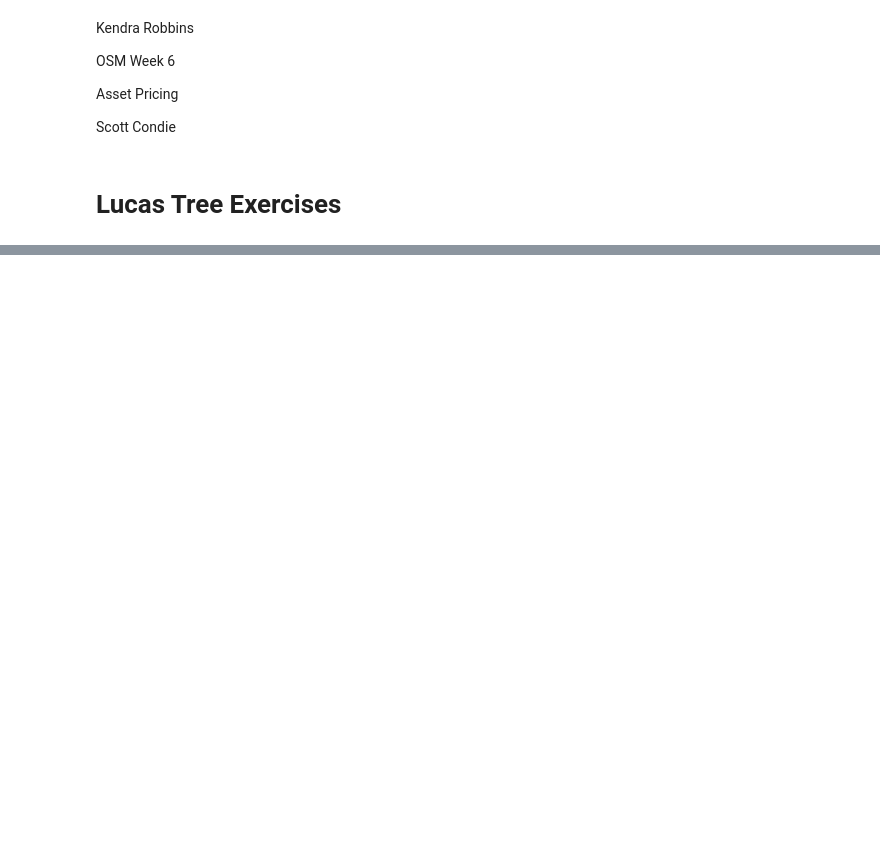
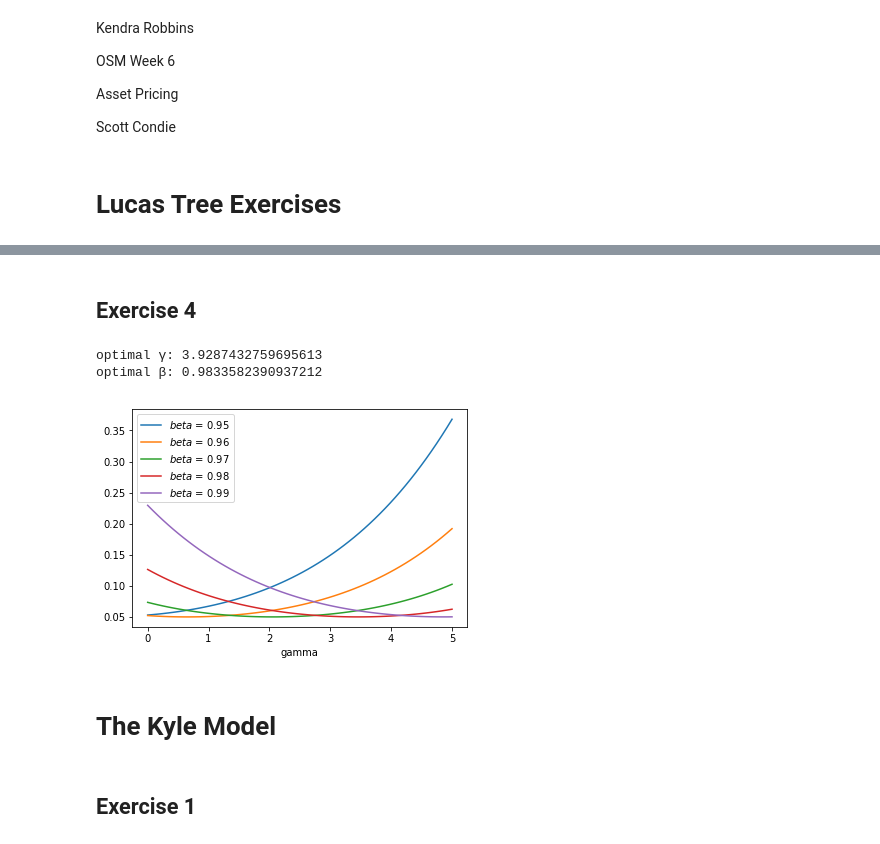
Before and after one commit to kendrarobbins/BootCamp2018, a Jupyter notebook: ProbSets/Econ/Econ PS6/Econ ProbSet 6.ipynb, the cells around one changed output, grey strips where cells are left out. Saved outputs shown, nothing was run; the diff lists cells and outputs as text; code cells hidden in the pictures; blank space fills up the shorter version.

```diff
--- a/ProbSets/Econ/Econ PS6/Econ ProbSet 6.ipynb
+++ b/ProbSets/Econ/Econ PS6/Econ ProbSet 6.ipynb
@@ -112,0 +241,6 @@ then you have (5)
+# %%
+def crit(γ):
+    '''this is the function that we will optimize to find the equilibrium value of γ'''
+
+    func = emp5(γ) - 1 #equation 5
+    return func
@@ -112,0 +281,2 @@ then you have (5)
+# %% [markdown]
+## Exercise 4
@@ -112,0 +329,41 @@ then you have (5)
+# %%
+def crit4(params, W):
+    '''this is the function that we will optimize'''
+    γ,β= params
+
+    error = err4(params)
+
+    crit = error.T@W@error
+    return crit
+# %%
+γ_guess = 4
+β_guess = .95
+W = np.eye(2)
+guess4 = np.array([γ_guess,β_guess])
+args4=W
+
+result4 = opt.minimize(crit4, guess4, args = args4,method = 'L-BFGS-B', bounds = ((1e-10, None), (1e-10, 1)))
+
+print("optimal γ:", result4.x[0],"\noptimal β:",result4.x[1])
+# %% [output]
+optimal γ: 3.9287432759695613
+optimal β: 0.9833582390937212
+# %%
+n = 60
+N = 5
+γ_grid = np.linspace(0, 5, n)
+β_grid = np.linspace(0.95, 0.99, N)
+crit4_values = np.zeros((n, N))
+for i in range(n):
+    for j in range(N):
+        crit4_values[i, j] = crit4((gamma_grid[i], beta_grid[j]), W)
+
+for j in range(N):
+    plt.plot(γ_grid, crit4_values[:, j], label=rf'$beta$ = {beta_grid[j]:.2f}')
+plt.xlabel('gamma')
+plt.legend()
+plt.show()
+# %% [output]
+[figure, added]
+# %% [markdown]
+# The Kyle Model
@@ -112,0 +383,2 @@ then you have (5)
+# %% [markdown]
+## Exercise 1
```
Also changed, not shown: parts of 41 cells of this notebook, 11 other files.
